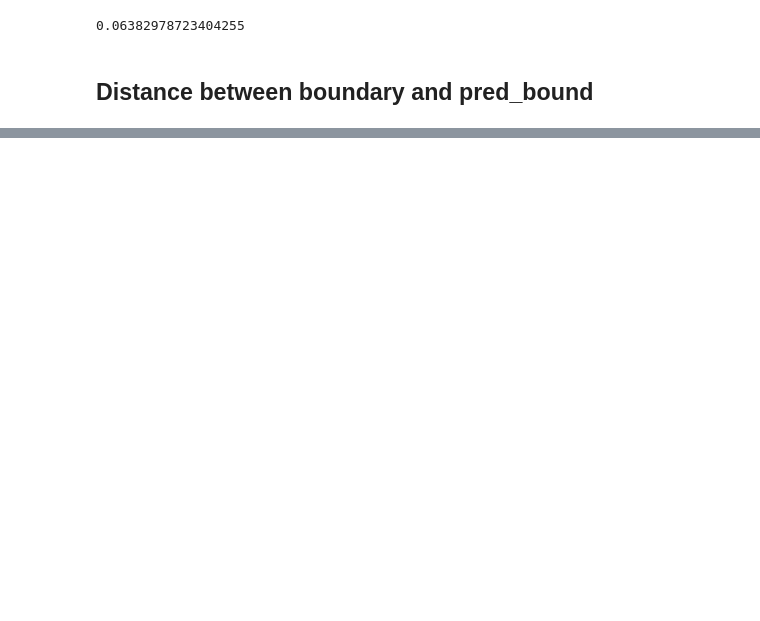
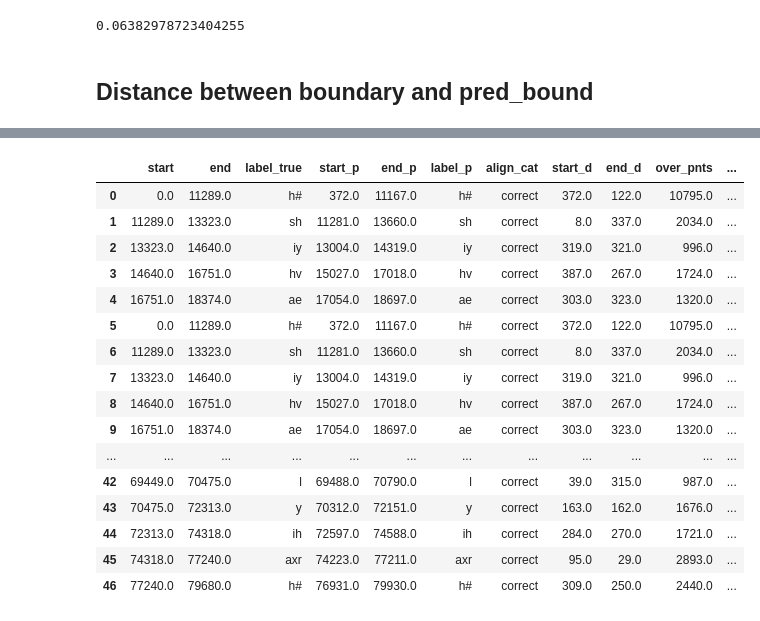
Before and after one commit to fredy-rojas/07_FR_phone, a Jupyter notebook: notebooks/03_proto/01_segEv/FR_proto_segEv.ipynb, the cells around one changed output, grey strips where cells are left out. Saved outputs shown, nothing was run; the diff lists cells and outputs as text; code cells hidden in the pictures; blank space fills up the shorter version.

Commit message:
prototyping segmentation metrics

```diff
--- a/notebooks/03_proto/01_segEv/FR_proto_segEv.ipynb
+++ b/notebooks/03_proto/01_segEv/FR_proto_segEv.ipynb
@@ -712,0 +713,4 @@ d_grnd_pred
+# %%
+d_grnd_pred["start_d"] = abs(d_grnd_pred["start"]-d_grnd_pred["start_p"])
+d_grnd_pred["end_d"] = abs(d_grnd_pred["end"]-d_grnd_pred["end_p"])
+d_grnd_pred
@@ -712,0 +737,87 @@ d_grnd_pred
+# %%
+align_cat = ["correct"]
+c1 = d_grnd_pred["align_cat"].isin(align_cat)
+#____________________________________________________
+# Store
+
+over_lst = []
+#____________________________________________________
+for row_idx, row in d_grnd_pred.iterrows():
+
+    # check if prediction is correct or not.
+    if row.align_cat in align_cat:
+
+        #_________________________________________
+        # Maxim period cover by the two predictions
+        T = max([row.end, row.end_p]) - min([row.start, row.start_p])
+
+        #_________________________________________
+        # len of ground and predicted unit sound
+        ln_ground = row.end - row.start
+        ln_pred = row.end_p - row.start_p
+
+        #_________________________________________
+        # distance if predict and ground where next to each other
+        d_nx = ln_ground + ln_pred
+
+        #_________________________________________
+        # Overlap between two segments
+        over = d_nx - T
+
+        # consider to clip to 0 when 'over' is negative (in does cases that there is not overlapping)
+        # for now i let the negative,
+
+        #_________________________________________
+        # Intersection over union (IoU) ratio
+        # it is a ration between the total area to cover vs the actual area covered.
+
+        iou = over/T
+
+        #_________________________________________
+        # % overlap ground true.
+
+        ovr_grnd = over/ln_ground
+
+        #_________________________________________
+        # % predict segment missing ground true.
+
+        ovr_pred_miss = (ln_pred-over)/ln_pred
+
+    else:
+        iou = np.nan
+        ovr_grnd = np.nan
+        ovr_pred_miss = np.nan
+
+    #_________________________________________
+    # Store
+
+    over_lst.append([over,  ovr_grnd, ovr_pred_miss, iou,])
+
+
+
+    #_________________________________________
+    # break
+cols=['over_pnts','ovr_grnd_perc', 'ovr_pred_miss_perc', 'iou']
+d_over = pd.DataFrame(over_lst, columns=cols)
+
+#=================================================
+d_grnd_pred1 = pd.concat([d_grnd_pred, d_over,], axis=1)
+d_grnd_pred1
+# %% [output]
+|  | start | end | label_true | start_p | end_p | label_p | align_cat | start_d | end_d | over_pnts | ... |
+| 0 | 0.0 | 11289.0 | h# | 372.0 | 11167.0 | h# | correct | 372.0 | 122.0 | 10795.0 | ... |
+| 1 | 11289.0 | 13323.0 | sh | 11281.0 | 13660.0 | sh | correct | 8.0 | 337.0 | 2034.0 | ... |
+| 2 | 13323.0 | 14640.0 | iy | 13004.0 | 14319.0 | iy | correct | 319.0 | 321.0 | 996.0 | ... |
+| 3 | 14640.0 | 16751.0 | hv | 15027.0 | 17018.0 | hv | correct | 387.0 | 267.0 | 1724.0 | ... |
+| 4 | 16751.0 | 18374.0 | ae | 17054.0 | 18697.0 | ae | correct | 303.0 | 323.0 | 1320.0 | ... |
+| 5 | 0.0 | 11289.0 | h# | 372.0 | 11167.0 | h# | correct | 372.0 | 122.0 | 10795.0 | ... |
+| 6 | 11289.0 | 13323.0 | sh | 11281.0 | 13660.0 | sh | correct | 8.0 | 337.0 | 2034.0 | ... |
+| 7 | 13323.0 | 14640.0 | iy | 13004.0 | 14319.0 | iy | correct | 319.0 | 321.0 | 996.0 | ... |
+| 8 | 14640.0 | 16751.0 | hv | 15027.0 | 17018.0 | hv | correct | 387.0 | 267.0 | 1724.0 | ... |
+| 9 | 16751.0 | 18374.0 | ae | 17054.0 | 18697.0 | ae | correct | 303.0 | 323.0 | 1320.0 | ... |
+| ... | ... | ... | ... | ... | ... | ... | ... | ... | ... | ... | ... |
+| 42 | 69449.0 | 70475.0 | l | 69488.0 | 70790.0 | l | correct | 39.0 | 315.0 | 987.0 | ... |
+| 43 | 70475.0 | 72313.0 | y | 70312.0 | 72151.0 | y | correct | 163.0 | 162.0 | 1676.0 | ... |
+| 44 | 72313.0 | 74318.0 | ih | 72597.0 | 74588.0 | ih | correct | 284.0 | 270.0 | 1721.0 | ... |
+| 45 | 74318.0 | 77240.0 | axr | 74223.0 | 77211.0 | axr | correct | 95.0 | 29.0 | 2893.0 | ... |
+| 46 | 77240.0 | 79680.0 | h# | 76931.0 | 79930.0 | h# | correct | 309.0 | 250.0 | 2440.0 | ... |
```
Also changed, not shown: parts of 10 cells of this notebook.
